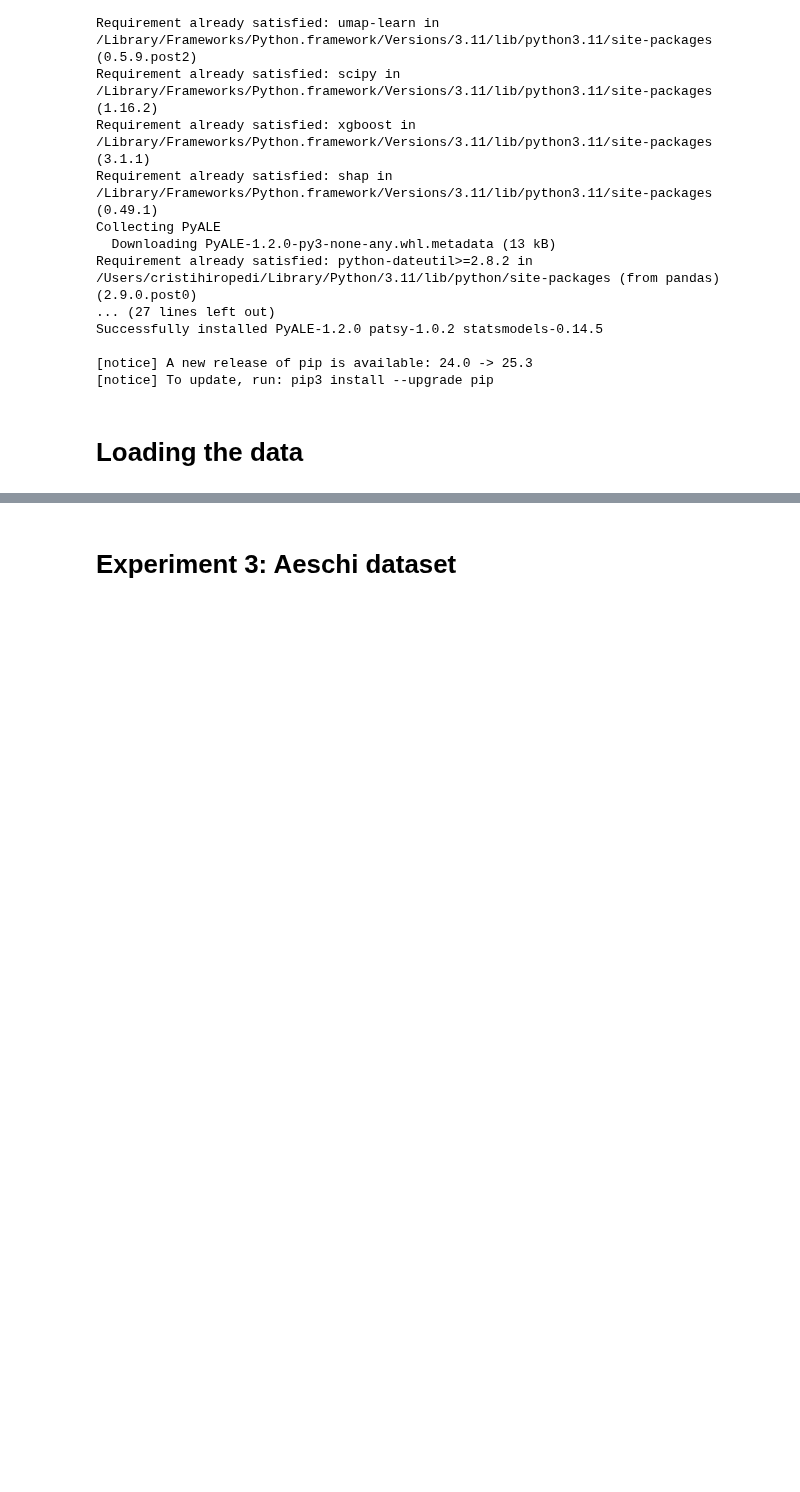
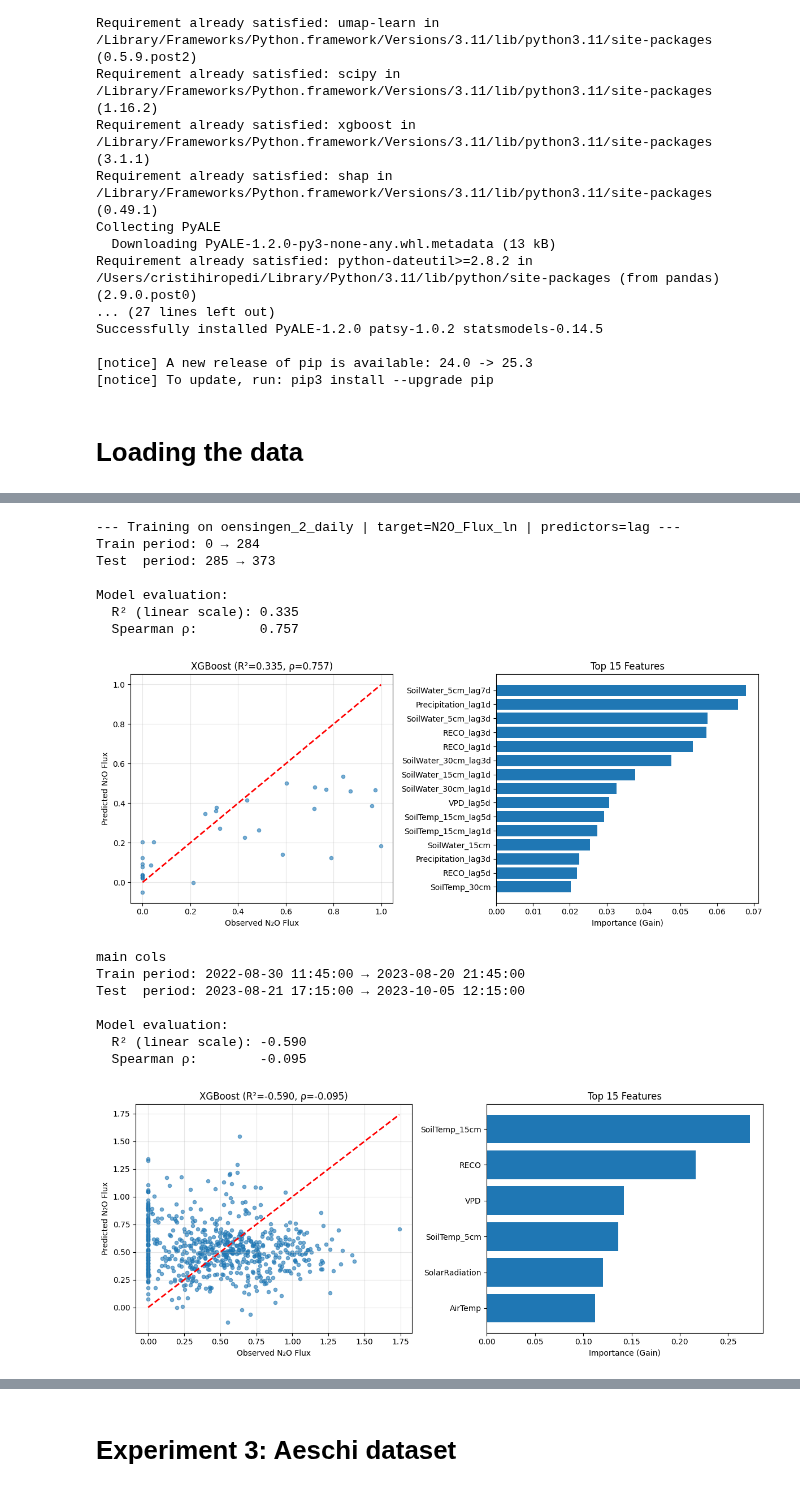
Before and after one commit to AndreasHiropedi/N2O_Emissions_Prediction, a Jupyter notebook: baseline_experiments/XGBoost_experiments.ipynb, the cells around one changed output, grey strips where cells are left out. Saved outputs shown, nothing was run; the diff lists cells and outputs as text; code cells hidden in the pictures; blank space fills up the shorter version.

```diff
--- a/baseline_experiments/XGBoost_experiments.ipynb
+++ b/baseline_experiments/XGBoost_experiments.ipynb
@@ -150,3 +609,80 @@ def train_xgb_timeseries(df, predictors, target, test_size=0.3, n_estimators=300
         "y_test": y_test_lin,
         "y_pred": y_pred_lin,
     }
+# %%
+# ============================================================================
+# TRAINING 1: oensingen_2_daily with lag features
+# ============================================================================
+
+print("--- Training on oensingen_2_daily | target=N2O_Flux_ln | predictors=lag ---")
+
+results = train_xgb_timeseries(
+    df=oensingen_2_daily,
+    predictors=[
+        # --- Meteorological base variables ---
+        "Precipitation", "SolarRadiation", "AirTemp", "VPD",
+        "SoilWater_5cm", "SoilWater_15cm", "SoilWater_30cm",
+        "SoilTemp_5cm", "SoilTemp_15cm", "SoilTemp_30cm",
+        "NEE", "GPP", "RECO",
+
+        # --- Meteorological lag variables ---
+        "Precipitation_lag1d", "Precipitation_lag3d", "Precipitation_lag5d", "Precipitation_lag7d",
+        "SolarRadiation_lag1d", "SolarRadiation_lag3d", "SolarRadiation_lag5d", "SolarRadiation_lag7d",
+        "AirTemp_lag1d", "AirTemp_lag3d", "AirTemp_lag5d", "AirTemp_lag7d",
+        "VPD_lag1d", "VPD_lag3d", "VPD_lag5d", "VPD_lag7d",
+        "SoilWater_5cm_lag1d", "SoilWater_5cm_lag3d", "SoilWater_5cm_lag5d", "SoilWater_5cm_lag7d",
+        "SoilWater_15cm_lag1d", "SoilWater_15cm_lag3d", "SoilWater_15cm_lag5d", "SoilWater_15cm_lag7d",
+        "SoilWater_30cm_lag1d", "SoilWater_30cm_lag3d", "SoilWater_30cm_lag5d", "SoilWater_30cm_lag7d",
+        "SoilTemp_5cm_lag1d", "SoilTemp_5cm_lag3d", "SoilTemp_5cm_lag5d", "SoilTemp_5cm_lag7d",
+        "SoilTemp_15cm_lag1d", "SoilTemp_15cm_lag3d", "SoilTemp_15cm_lag5d", "SoilTemp_15cm_lag7d",
+        "SoilTemp_30cm_lag1d", "SoilTemp_30cm_lag3d", "SoilTemp_30cm_lag5d", "SoilTemp_30cm_lag7d",
+        "NEE_lag1d", "NEE_lag3d", "NEE_lag5d", "NEE_lag7d",
+        "GPP_lag1d", "GPP_lag3d", "GPP_lag5d", "GPP_lag7d",
+        "RECO_lag1d", "RECO_lag3d", "RECO_lag5d", "RECO_lag7d",
+
+        # --- Management variables ---
+        "Mowing", "FertilizerOrganic", "FertilizerMineral", "SoilCultivation",
+        "DaysSince_Mowing", "DaysSince_FertilizerOrganic", "DaysSince_FertilizerMineral",
+        "DaysSince_SoilCultivation"
+    ],
+    target="N2O_Flux_ln",
+)
+
+
+# ============================================================================
+# TRAINING 2: oensingen 2 (hourly) with main columns only
+# ============================================================================
+
+print("\nmain cols")
+results = train_xgb_timeseries(
+    df=oensingen_2_lag,
+    predictors=[
+        "AirTemp", "VPD",
+        "SoilTemp_5cm", "SoilTemp_15cm",
+        "RECO", "SolarRadiation"
+    ],
+    target="N2O_Flux_ln",
+)
+
+# PRINT TOP FEATURES FROM LAST MODEL
+print("\n" + "="*60)
+print("TOP 20 MOST IMPORTANT FEATURES:")
+print("="*60)
+print(results["feature_importance"].head(20))
+# %% [output]
+--- Training on oensingen_2_daily | target=N2O_Flux_ln | predictors=lag ---
+Train period: 0 → 284
+Test  period: 285 → 373
+
+Model evaluation:
+  R² (linear scale): 0.335
+  Spearman ρ:        0.757
+[figure, added]
+main cols
+Train period: 2022-08-30 11:45:00 → 2023-08-20 21:45:00
+Test  period: 2023-08-21 17:15:00 → 2023-10-05 12:15:00
+
+Model evaluation:
+  R² (linear scale): -0.590
+  Spearman ρ:        -0.095
+[figure, added]
```
Also changed, not shown: parts of 17 cells of this notebook.
